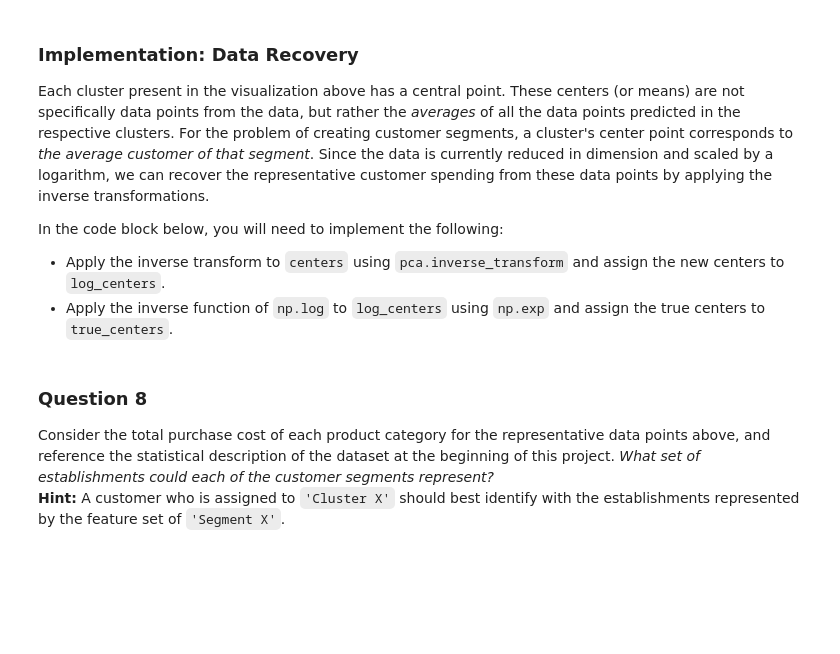
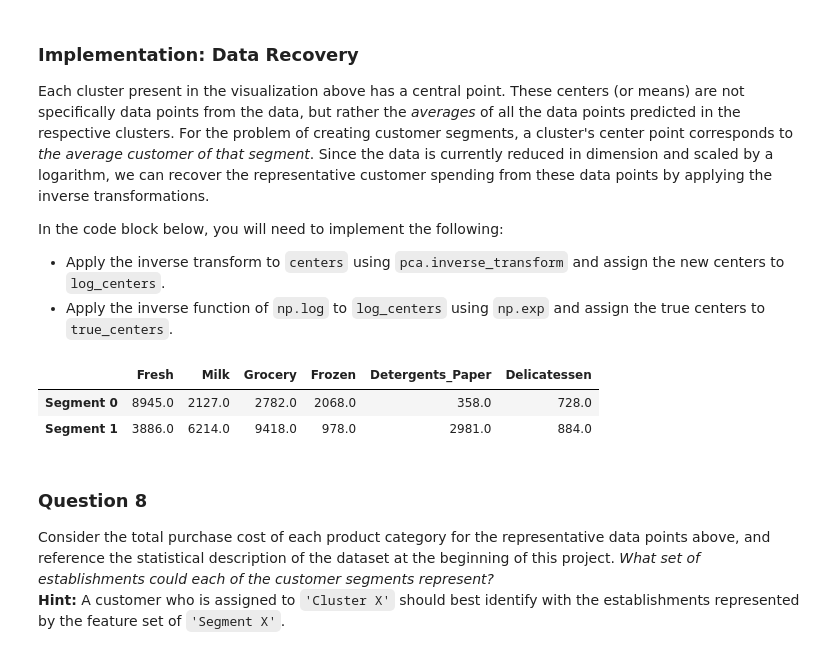
Before and after one commit to LeonPaul237/udacity_mlnd, a Jupyter notebook: customer_segments/customer_segments.ipynb, the cells around one changed output. Cells and saved outputs as stored; diff of their text form; code cells hidden in the pictures; blank space fills up the shorter version.

Commit message:
Updating customer segments project

```diff
--- a/customer_segments/customer_segments.ipynb
+++ b/customer_segments/customer_segments.ipynb
@@ -215,13 +215,13 @@ for feature in log_data.keys():
     step = 1.5 * (Q3 - Q1)
 
     # Display the outliers
-    print "Data points considered outliers for the feature '{}' (Q1 - step {}, Q3 + step {}):".format(feature, Q1 - step, Q3 + step)
+    print "Data points considered outliers for the feature '{}' (Q1-step={}, Q3+step={}):".format(feature, Q1 - step, Q3 + step)
     display(log_data[~((log_data[feature] >= Q1 - step) & (log_data[feature] <= Q3 + step))])
 
 # OPTIONAL: Select the indices for data points you wish to remove
-# outliers  = [66, 75, 86, 95, 96, 109, 128, 142, 154, 161, 184, 187, 203, 218, 233, 285, 289, 338, 357]
-# outlier = [154, 75]
-outliers = []
+#outliers  = [66, 75, 86, 95, 96, 109, 128, 142, 154, 161, 184, 187, 203, 218, 233, 285, 289, 338, 357]
+outliers = [154, 75]
+#outliers = []
 
 # Remove the outliers, if any were specified
 good_data = log_data.drop(log_data.index[outliers]).reset_index(drop = True)
@@ -341,13 +350,13 @@ In the code block below, you will need to implement the following:
  - Apply a PCA transformation of the sample log-data `log_samples` using `pca.transform`, and assign the results to `pca_samples`.
 # %%
 # TODO: Apply PCA by fitting the good data with only two dimensions
-pca = None
+pca = PCA(n_components=2).fit(good_data)
 
 # TODO: Transform the good data using the PCA fit above
-reduced_data = None
+reduced_data = pca.transform(good_data)
 
 # TODO: Transform the sample log-data using the PCA fit above
-pca_samples = None
+pca_samples = pca.transform(log_samples)
 
 # Create a DataFrame for the reduced data
 reduced_data = pd.DataFrame(reduced_data, columns = ['Dimension 1', 'Dimension 2'])
@@ -392,17 +413,27 @@ In the code block below, you will need to implement the following:
  - Import `sklearn.metrics.silhouette_score` and calculate the silhouette score of `reduced_data` against `preds`.
    - Assign the silhouette score to `score` and print the result.
 # %%
+from sklearn.mixture import GMM
+from sklearn.cluster import KMeans
+import sklearn.metrics
+
+#for i in range(2, 20):
 # TODO: Apply your clustering algorithm of choice to the reduced data
-clusterer = None
+#clusterer = GMM(n_components=i, random_state=11)
+clusterer = GMM(n_components=2, random_state=11)
+clusterer.fit(reduced_data)
 
 # TODO: Predict the cluster for each data point
-preds = None
+preds = clusterer.predict(reduced_data)
 
 # TODO: Find the cluster centers
-centers = None
+centers = clusterer.means_
 
 # TODO: Predict the cluster for each transformed sample data point
-sample_preds = None
+sample_preds = clusterer.predict(pca_samples)
 
 # TODO: Calculate the mean silhouette coefficient for the number of clusters chosen
-score = None
+score = metrics.silhouette_score(reduced_data, preds)
+
+print "score: {}".format(score)
+#print "| {} | {} |".format(i, score)
@@ -426,16 +484,20 @@ In the code block below, you will need to implement the following:
  - Apply the inverse function of `np.log` to `log_centers` using `np.exp` and assign the true centers to `true_centers`.
 # %%
 # TODO: Inverse transform the centers
-log_centers = None
+log_centers = pca.inverse_transform(centers)
 
 # TODO: Exponentiate the centers
-true_centers = None
+true_centers = np.exp(log_centers)
 
 # Display the true centers
 segments = ['Segment {}'.format(i) for i in range(0,len(centers))]
 true_centers = pd.DataFrame(np.round(true_centers), columns = data.keys())
 true_centers.index = segments
 display(true_centers)
+# %% [output]
+|  | Fresh | Milk | Grocery | Frozen | Detergents_Paper | Delicatessen |
+| Segment 0 | 8945.0 | 2127.0 | 2782.0 | 2068.0 | 358.0 | 728.0 |
+| Segment 1 | 3886.0 | 6214.0 | 9418.0 | 978.0 | 2981.0 | 884.0 |
 # %% [markdown]
 ### Question 8
 Consider the total purchase cost of each product category for the representative data points above, and reference the statistical description of the dataset at the beginning of this project. *What set of establishments could each of the customer segments represent?*
```
Also changed, not shown: parts of 27 cells of this notebook, 1 other file.
